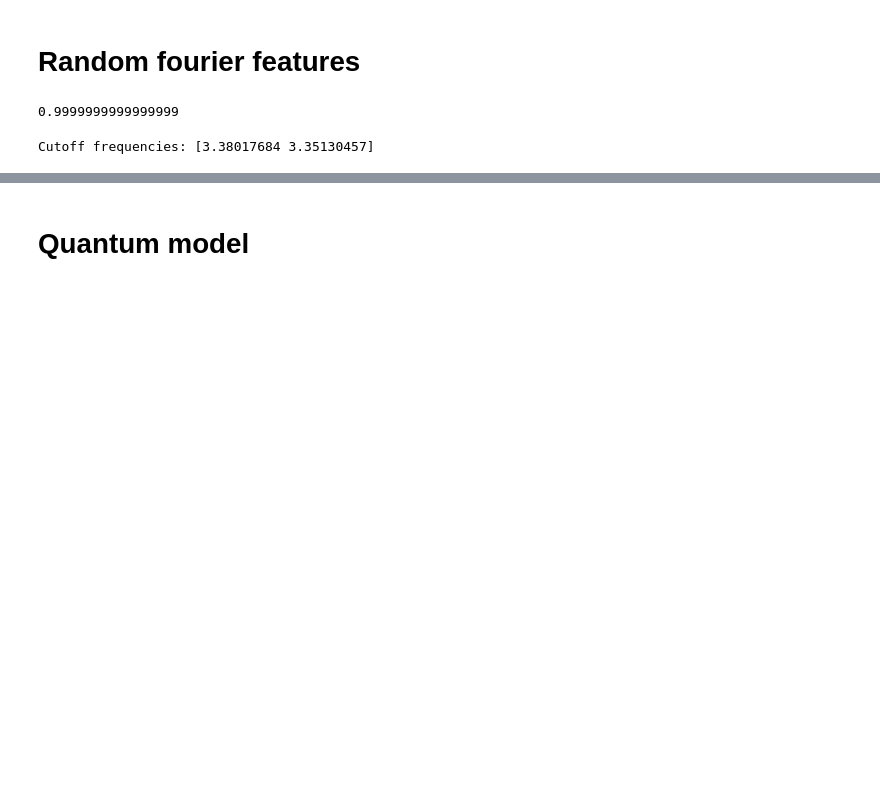
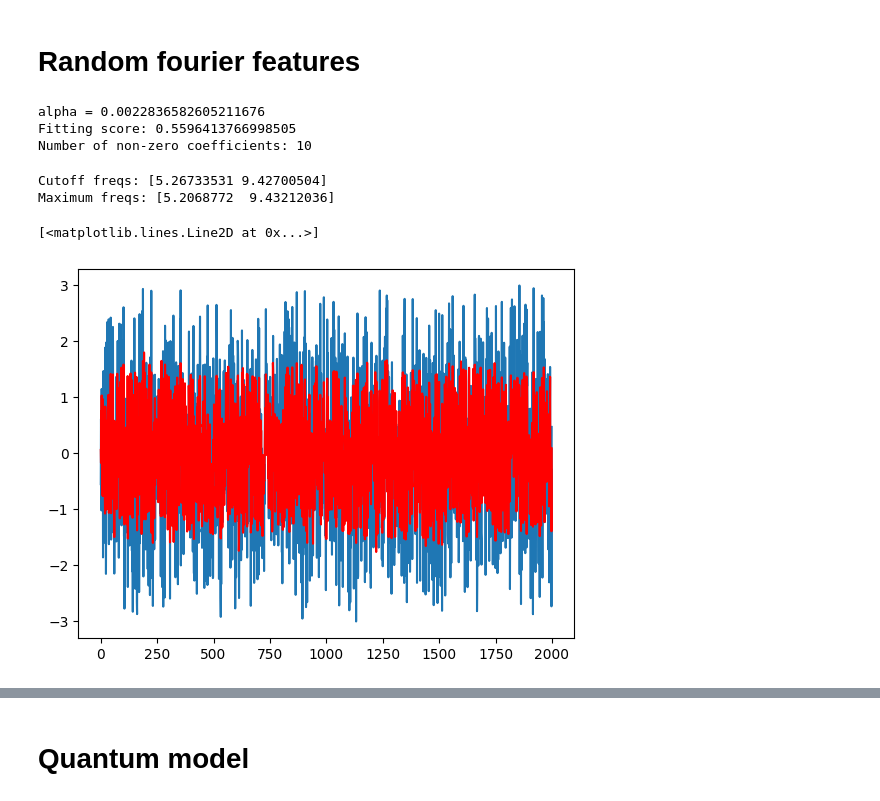
Before and after one commit to AlbertMitjans/hackweek, a Jupyter notebook: src/regression.ipynb, the cells around one changed output, grey strips where cells are left out. Cells and saved outputs as stored; diff of their text form; code cells hidden in the pictures; blank space fills up the shorter version.

```diff
--- a/src/regression.ipynb
+++ b/src/regression.ipynb
@@ -56,6 +69,2 @@ Phases: [1.415389147056415, 3.2534054484335013, 0.7228363448300091]
-# %%
-# Data
-X = np.random.random((NUM_POINTS, NUM_DIMENSIONS)) * 2 * np.pi
-labels, Y = generate_regression_data(inputs=X, noise=0.1)
 # %%
 # Plot
@@ -112,12 +121,8 @@ plt.show()
 # %% [markdown]
 # Random fourier features
 # %%
-rbf_feature = RBFSampler(gamma=1, random_state=1, n_components=1000)
+gamma = 100
+ndim = 1000
+rbf_feature = RBFSampler(gamma=gamma, n_components=ndim, random_state=1)
 X_features = rbf_feature.fit_transform(X)
 weights = rbf_feature.random_weights_
-# %%
-clf = LinearRegression()
-clf.fit(X_features, Y)
-clf.score(X_features, Y)
-# %% [output]
-0.9999999999999999
@@ -130,4 +129,20 @@ cutoff_frequencies = np.max(higher_weights, axis=1)
-# %%
-print(f"Cutoff frequencies: {cutoff_frequencies}")
-# %% [output]
-Cutoff frequencies: [3.38017684 3.35130457]
+# %%
+X_train, X_test, Y_train, Y_test = train_test_split(X_features, Y, test_size=0.33, random_state=42)
+non_zero_coeffs = []
+alpha = 1
+MAX_NUM_FREQUENCIES = 10
+while len(non_zero_coeffs) < MAX_NUM_FREQUENCIES:
+    clear_output(wait=True)
+    alpha /= 1.5
+    print(f"alpha = {alpha}")
+    clf = Lasso(alpha=alpha)
+    clf.fit(X_train, Y_train)
+    betas = clf.coef_
+    non_zero_coeffs = betas[betas != 0]
+
+print(f"Fitting score: {clf.score(X_test, Y_test)}")
+print(f"Number of non-zero coefficients: {len(non_zero_coeffs)}")
+# %% [output]
+alpha = 0.0022836582605211676
+Fitting score: 0.5596413766998505
+Number of non-zero coefficients: 10
@@ -133,0 +155,15 @@ Cutoff frequencies: [3.38017684 3.35130457]
+# %%
+cutoff_frequencies = np.max(np.abs(weights), axis=1)
+print(f"Cutoff freqs: {cutoff_frequencies}")
+if CUSTOM_DATASET:
+    print(f"Maximum freqs: {np.max(freqs, axis=0)}")
+# %% [output]
+Cutoff freqs: [5.26733531 9.42700504]
+Maximum freqs: [5.2068772  9.43212036]
+# %%
+DIM = 1
+plt.plot(Y)
+plt.plot(clf.predict(X_features), color="red")
+# %% [output]
+[<matplotlib.lines.Line2D at 0x...>]
+[figure, added]
```
Also changed, not shown: parts of 14 cells of this notebook.
